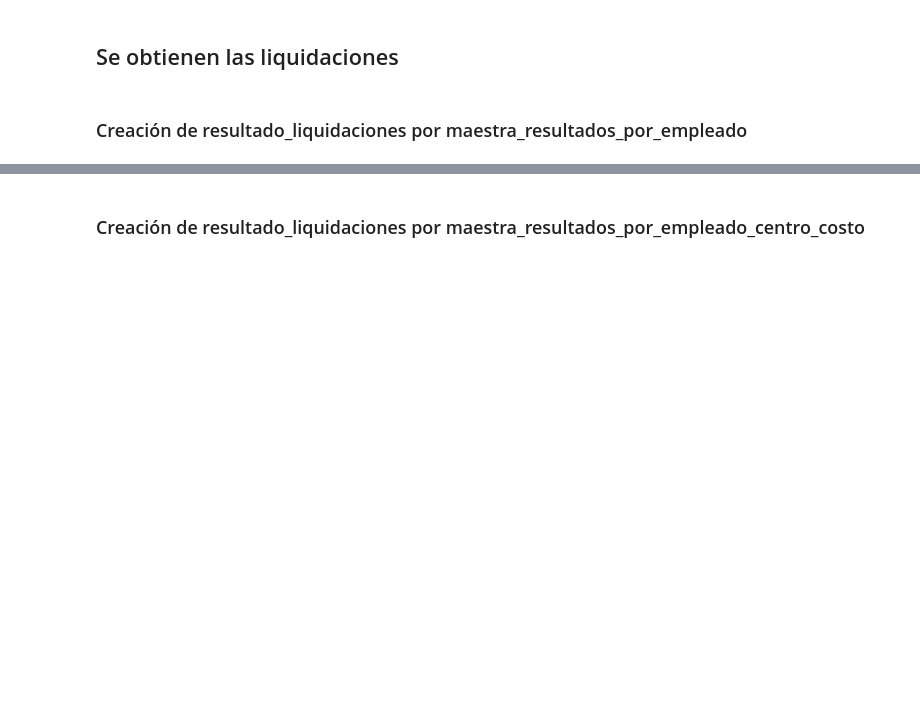
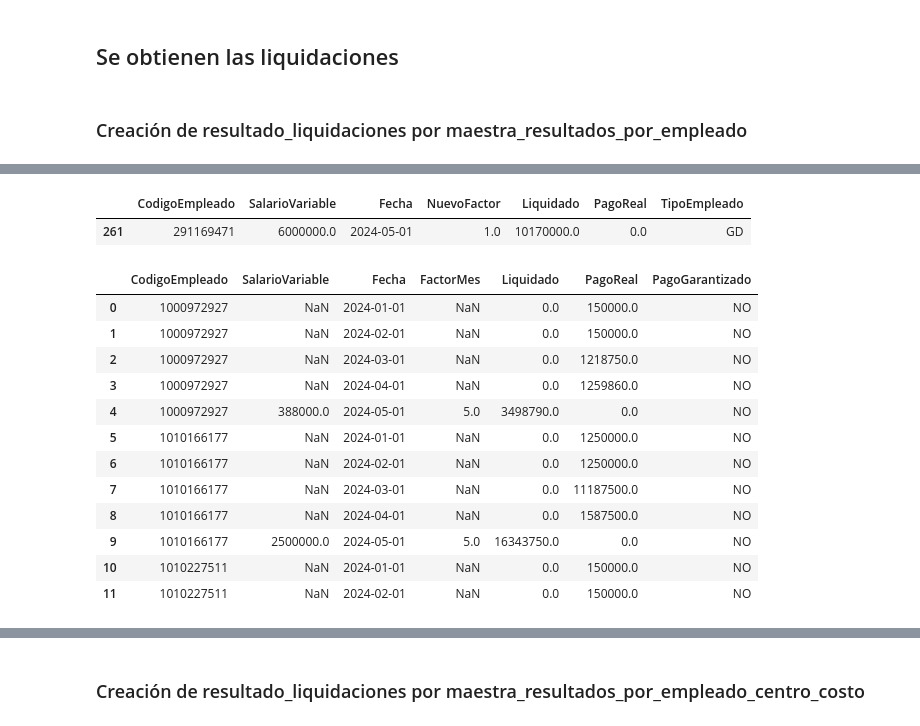
Before and after one commit to Crispelinho/-Liquidations-Incentives-Jupyter, a Jupyter notebook: 2. Calculo de Maestra de Liquidaciones.ipynb, the cells around one changed output, grey strips where cells are left out. Cells and saved outputs as stored; diff of their text form; code cells hidden in the pictures; blank space fills up the shorter version.

```diff
--- a/2. Calculo de Maestra de Liquidaciones.ipynb
+++ b/2. Calculo de Maestra de Liquidaciones.ipynb
@@ -1252,5 +1640,8 @@ resultado_liquidaciones[resultado_liquidaciones['CodigoEmpleado'] == '16659046']
 # %%
 resultado_liquidaciones[
-    (resultado_liquidaciones['CodigoEmpleado'] == '16659046')
+    (resultado_liquidaciones['CodigoEmpleado'] == '291169471')
 ]
+# %% [output]
+|  | CodigoEmpleado | SalarioVariable | Fecha | NuevoFactor | Liquidado | PagoReal | TipoEmpleado |
+| 261 | 291169471 | 6000000.0 | 2024-05-01 | 1.0 | 10170000.0 | 0.0 | GD |
 # %%
@@ -1261,28 +1657,42 @@ resultado_liquidaciones_copy[resultado_liquidaciones_copy['CodigoEmpleado'] == '
 # %%
-resultado_liquidaciones = resultado_liquidaciones.groupby(['CodigoEmpleado'], group_keys=False).apply(calcular_liquidacion_mes)
+# resultado_liquidaciones = resultado_liquidaciones.groupby(['CodigoEmpleado'], group_keys=False).apply(calcular_liquidacion_mes)
 resultado_liquidaciones.rename(columns={'NuevoFactor': 'FactorMes'}, inplace=True)
 resultado_liquidaciones['PagoGarantizado'] = 'NO'
 
 resultado_liquidaciones['PagoReal'] = np.where(
     (
         (resultado_liquidaciones['Fecha'] >= '2022-01-01') &
         (resultado_liquidaciones['Fecha'] <= '2022-02-01') &
         (resultado_liquidaciones['TipoEmpleado'].isin(['VE', 'VC']))
     ),
     resultado_liquidaciones['SalarioVariable'],
     resultado_liquidaciones['PagoReal']
 )
 resultado_liquidaciones['PagoReal'] = np.where(
     (
         (resultado_liquidaciones['Fecha'] >= '2022-01-01') &
         (resultado_liquidaciones['Fecha'] <= '2022-02-01') &
         (resultado_liquidaciones['TipoEmpleado'].isin(['AD', 'AD1', 'AD2', 'AD3', 'AD4', 'AD5', 'GC', 'GD', 'GU', 'KAM', 'MK']))
     ),
     resultado_liquidaciones['SalarioVariable'] * 0.85,
     resultado_liquidaciones['PagoReal']
 )
 resultado_liquidaciones.drop(columns=['TipoEmpleado'], inplace=True)
 
 resultado_liquidaciones.head(12)
+# %% [output]
+|  | CodigoEmpleado | SalarioVariable | Fecha | FactorMes | Liquidado | PagoReal | PagoGarantizado |
+| 0 | 1000972927 | NaN | 2024-01-01 | NaN | 0.0 | 150000.0 | NO |
+| 1 | 1000972927 | NaN | 2024-02-01 | NaN | 0.0 | 150000.0 | NO |
+| 2 | 1000972927 | NaN | 2024-03-01 | NaN | 0.0 | 1218750.0 | NO |
+| 3 | 1000972927 | NaN | 2024-04-01 | NaN | 0.0 | 1259860.0 | NO |
+| 4 | 1000972927 | 388000.0 | 2024-05-01 | 5.0 | 3498790.0 | 0.0 | NO |
+| 5 | 1010166177 | NaN | 2024-01-01 | NaN | 0.0 | 1250000.0 | NO |
+| 6 | 1010166177 | NaN | 2024-02-01 | NaN | 0.0 | 1250000.0 | NO |
+| 7 | 1010166177 | NaN | 2024-03-01 | NaN | 0.0 | 11187500.0 | NO |
+| 8 | 1010166177 | NaN | 2024-04-01 | NaN | 0.0 | 1587500.0 | NO |
+| 9 | 1010166177 | 2500000.0 | 2024-05-01 | 5.0 | 16343750.0 | 0.0 | NO |
+| 10 | 1010227511 | NaN | 2024-01-01 | NaN | 0.0 | 150000.0 | NO |
+| 11 | 1010227511 | NaN | 2024-02-01 | NaN | 0.0 | 150000.0 | NO |
 # %%
 resultado_liquidaciones[resultado_liquidaciones['CodigoEmpleado'] == '16659046']
```
Also changed, not shown: parts of 95 cells of this notebook, 1 other file.
